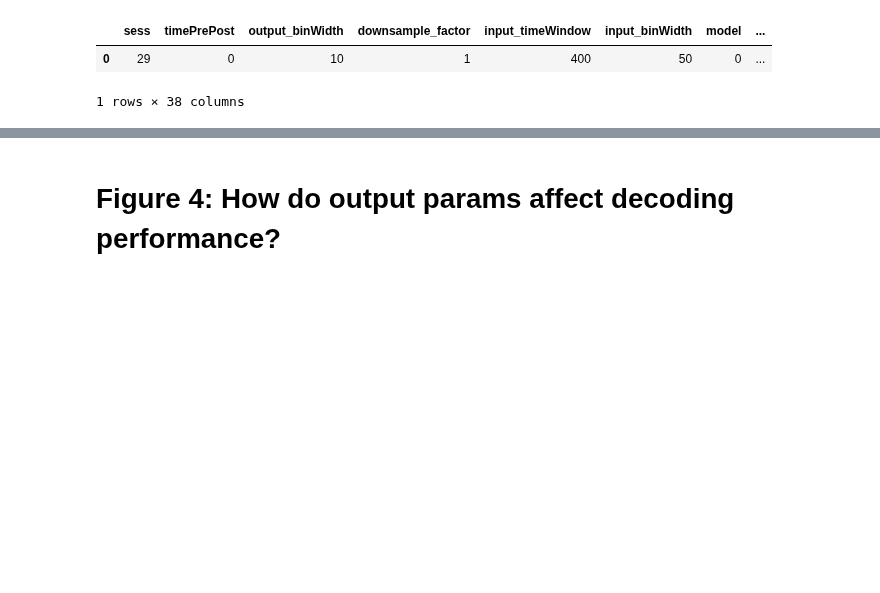
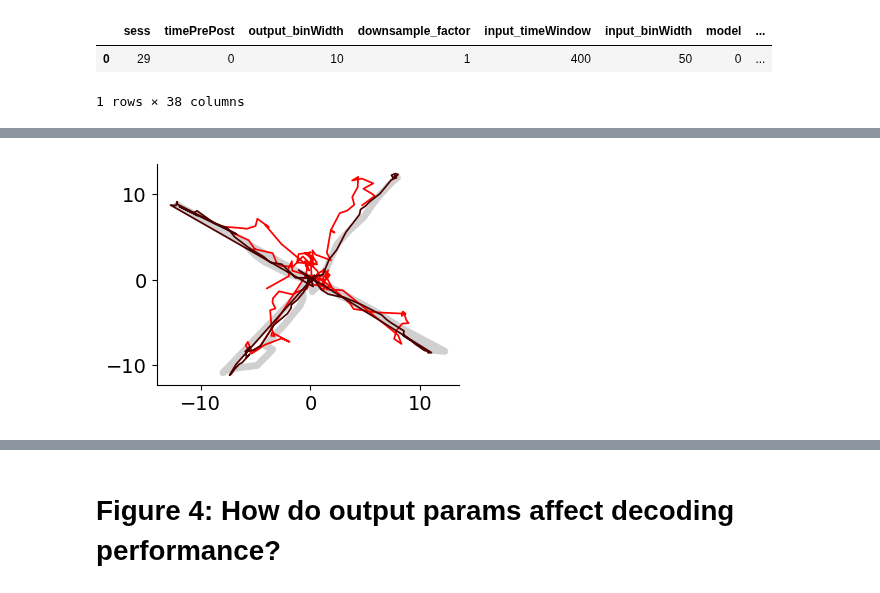
Before and after one commit to mayolabvision/NeuralDecoding, a Jupyter notebook: analyses/COSYNE_Plots.ipynb, the cells around one changed output, grey strips where cells are left out. Saved outputs shown, nothing was run; the diff lists cells and outputs as text; code cells hidden in the pictures; blank space fills up the shorter version.

```diff
--- a/analyses/COSYNE_Plots.ipynb
+++ b/analyses/COSYNE_Plots.ipynb
@@ -297,3 +338,88 @@ fig.savefig(fig_folder+'/traces_8models-pos2.png', dpi=600, bbox_inches='tight')
+# %%
+plt.rcParams.update({'font.size': 14})
+fig, axes = plt.subplots(1,1,figsize=(4,3),sharex=True) #6,5.5
+fig.tight_layout()
+
+#################
+y_test = yTest_all0
+y_test_predicted = yTestPred_all0
+
+axes.plot(y_test[mdls[0]][start_end,0],y_test[mdls[0]][start_end,1], color=(0.4,0.4,0.4), alpha=0.3, linewidth=5, label='true (horizontal)',zorder=0)
+for i,j in zip(mdls,jmdls):
+    if j==0 or j==8:
+        axes.plot(y_test_predicted[i][start_end,0],y_test_predicted[i][start_end,1], color=reds[j], linewidth=lw, linestyle='solid', label='predicted (horizontal)',zorder=j+1)
+        test = get_R2(y_test[mdls[0]][start_end,:],y_test_predicted[i][start_end,:]).mean()
+
+        #text_box = f"$R^2$ = {test:.2f}"
+        #axes.text(1.0, 0.15-0.015*j, text_box, transform=axes.transAxes, fontsize=12, ha='right', va='bottom', color=reds[j])
+
+    else:
+        blah = 0
+        #axes[1].plot(x,y_test_predicted[i][start_end,1]*np.std(y_test[mdls[0]]), color=reds[j], linewidth=lw, linestyle='solid', label='predicted (horizontal)',zorder=j+1)
+        #test = get_R2(y_test[mdls[0]][start_end,1],y_test_predicted[i][start_end,1]*np.std(y_test[mdls[0]]))
+
+
+#axes.set_xlim(x[0],x[-1])
+#axes.set_ylim(-23,20)
+#axes.set_yticks([-15,0,15])
+#axes[1].set_xticks([0,1,2,3,4,5,6,7,8])
+axes.spines['right'].set_color('none')
+axes.spines['top'].set_color('none')
+
+'''
+y_test = yTest_all1
+y_test_predicted = yTestPred_all1
+
+axes[1].plot(x,y_test[mdls[0]][start_end,1], color=(0.4,0.4,0.4), alpha=0.3, linewidth=3, label='true (horizontal)',zorder=0)
+for i,j in zip(mdls,jmdls):
+    if j==0 or j==8:
+        axes[1].plot(x,y_test_predicted[i][start_end,1], color=reds[j], linewidth=lw, linestyle='solid', label='predicted (horizontal)',zorder=j+1)
+        test = get_R2(y_test[mdls[0]][start_end,1],y_test_predicted[i][start_end,1])
+
+        text_box = f"$R^2$ = {test:.2f}"
+        axes[1].text(1.0, 0.15-0.014*j, text_box, transform=axes[1].transAxes, fontsize=12, ha='right', va='bottom', color=reds[j])
+
+    else:
+        blah = 0
+        #axes[1].plot(x,y_test_predicted[i][start_end,1]*np.std(y_test[mdls[0]]), color=reds[j], linewidth=lw, linestyle='solid', label='predicted (horizontal)',zorder=j+1)
+        #test = get_R2(y_test[mdls[0]][start_end,1],y_test_predicted[i][start_end,1]*np.std(y_test[mdls[0]]))
+
+axes[1].set_xlim(x[0],x[-1])
+axes[1].set_ylim(-40,30)
+#axes[1].set_yticks([-40,0,40])
+#axes[1].set_xticks([0,1,2,3,4,5,6,7,8])
+axes[1].spines['right'].set_color('none')
+axes[1].spines['top'].set_color('none')
+
+y_test = yTest_all2
+y_test_predicted = yTestPred_all2
+
+axes[2].plot(x,y_test[mdls[0]][start_end,1], color=(0.4,0.4,0.4), alpha=0.3, linewidth=3, label='true (horizontal)',zorder=0)
+for i,j in zip(mdls,jmdls):
+    if j==0 or j==8:
+        axes[2].plot(x,y_test_predicted[i][start_end,1], color=reds[j], linewidth=lw, linestyle='solid', label='predicted (horizontal)',zorder=j+1)
+        test = get_R2(y_test[mdls[0]][start_end,1],y_test_predicted[i][start_end,1])
+
+        text_box = f"$R^2$ = {test:.2f}"
+        axes[2].text(1.0, 0.12-0.013*j, text_box, transform=axes[2].transAxes, fontsize=12, ha='right', va='bottom', color=reds[j])
+
+    else:
+        blah = 0
+        #axes[1].plot(x,y_test_predicted[i][start_end,1]*np.std(y_test[mdls[0]]), color=reds[j], linewidth=lw, linestyle='solid', label='predicted (horizontal)',zorder=j+1)
+        #test = get_R2(y_test[mdls[0]][start_end,1],y_test_predicted[i][start_end,1]*np.std(y_test[mdls[0]]))
+
+axes[2].set_xlim(x[0],x[-1])
+axes[2].set_ylim(-350,250)
+axes[2].set_yticks([-200,0,200])
+#axes[1].set_xticks([0,1,2,3,4,5,6,7,8])
+axes[2].spines['right'].set_color('none')
+axes[2].spines['top'].set_color('none')
+
+plt.subplots_adjust(wspace=0.25, hspace=0.1)
+'''
+fig.savefig(fig_folder+'/traces_8models-pos3.png', dpi=600, bbox_inches='tight')
+# %% [output]
+[figure, added]
 # %%
 ########################################### position ##########################################
 values = ['R2_mn','R2sh_mn']
```
Also changed, not shown: parts of 4 cells of this notebook, 6 other files.
